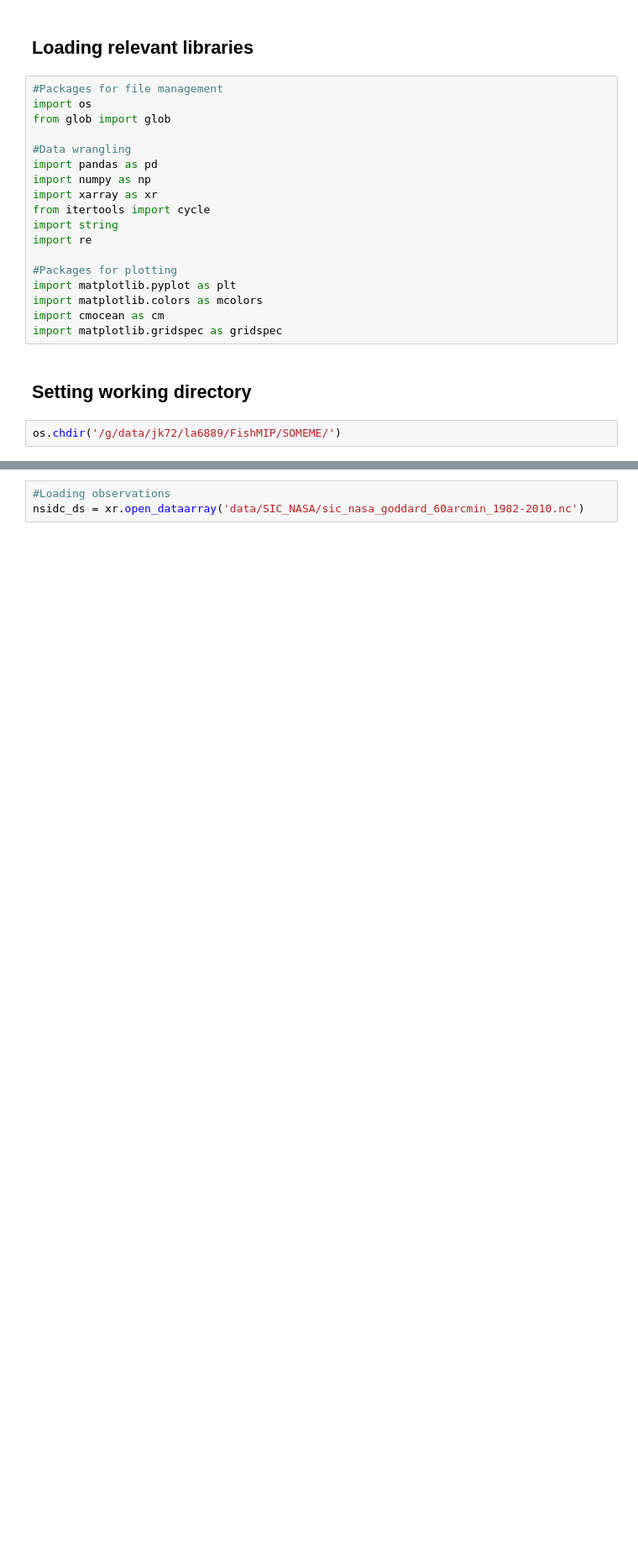
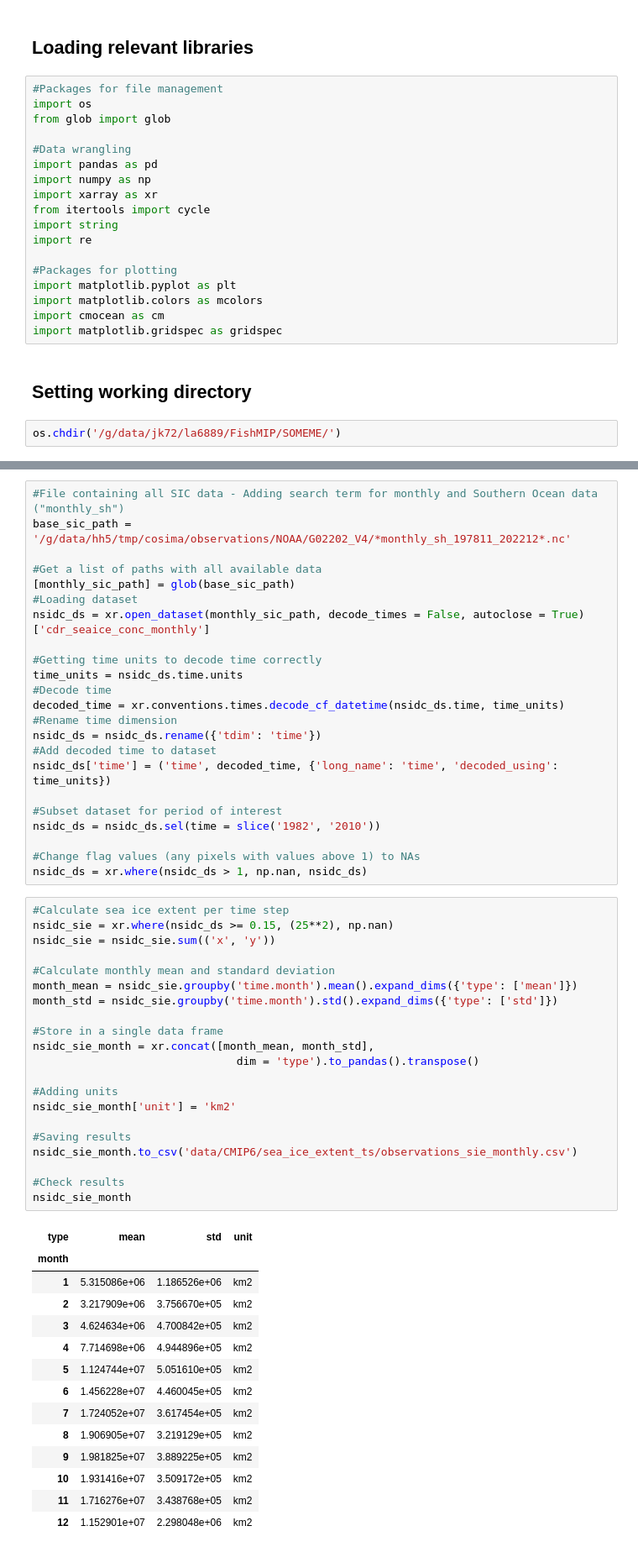
Before and after one commit to Fish-MIP/SOMEME, a Jupyter notebook: scripts/Comparing_sea-ice-extent_obs_models.ipynb, the cells around one changed output, grey strips where cells are left out. Shown: that part at 84% size. Saved outputs shown, nothing was run; the diff lists cells and outputs as text; blank space fills up the shorter version.

```diff
--- a/scripts/Comparing_sea-ice-extent_obs_models.ipynb
+++ b/scripts/Comparing_sea-ice-extent_obs_models.ipynb
@@ -85,3 +156,59 @@ cmip_ds.to_netcdf('data/CMIP6/climatologies/clim_months_all_models.nc')
 # %%
-#Loading observations
-nsidc_ds = xr.open_dataarray('data/SIC_NASA/sic_nasa_goddard_60arcmin_1982-2010.nc')
+#File containing all SIC data - Adding search term for monthly and Southern Ocean data ("monthly_sh")
+base_sic_path = '/g/data/hh5/tmp/cosima/observations/NOAA/G02202_V4/*monthly_sh_197811_202212*.nc'
+
+#Get a list of paths with all available data
+[monthly_sic_path] = glob(base_sic_path)
+#Loading dataset
+nsidc_ds = xr.open_dataset(monthly_sic_path, decode_times = False, autoclose = True)['cdr_seaice_conc_monthly']
+
+#Getting time units to decode time correctly
+time_units = nsidc_ds.time.units
+#Decode time
+decoded_time = xr.conventions.times.decode_cf_datetime(nsidc_ds.time, time_units)
+#Rename time dimension
+nsidc_ds = nsidc_ds.rename({'tdim': 'time'})
+#Add decoded time to dataset
+nsidc_ds['time'] = ('time', decoded_time, {'long_name': 'time', 'decoded_using': time_units})
+
+#Subset dataset for period of interest
+nsidc_ds = nsidc_ds.sel(time = slice('1982', '2010'))
+
+#Change flag values (any pixels with values above 1) to NAs
+nsidc_ds = xr.where(nsidc_ds > 1, np.nan, nsidc_ds)
+# %%
+#Calculate sea ice extent per time step
+nsidc_sie = xr.where(nsidc_ds >= 0.15, (25**2), np.nan)
+nsidc_sie = nsidc_sie.sum(('x', 'y'))
+
+#Calculate monthly mean and standard deviation
+month_mean = nsidc_sie.groupby('time.month').mean().expand_dims({'type': ['mean']})
+month_std = nsidc_sie.groupby('time.month').std().expand_dims({'type': ['std']})
+
+#Store in a single data frame
+nsidc_sie_month = xr.concat([month_mean, month_std],
+                               dim = 'type').to_pandas().transpose()
+
+#Adding units
+nsidc_sie_month['unit'] = 'km2'
+
+#Saving results
+nsidc_sie_month.to_csv('data/CMIP6/sea_ice_extent_ts/observations_sie_monthly.csv')
+
+#Check results
+nsidc_sie_month
+# %% [output]
+| type | mean | std | unit |
+| month |  |  |  |
+| 1 | 5.315086e+06 | 1.186526e+06 | km2 |
+| 2 | 3.217909e+06 | 3.756670e+05 | km2 |
+| 3 | 4.624634e+06 | 4.700842e+05 | km2 |
+| 4 | 7.714698e+06 | 4.944896e+05 | km2 |
+| 5 | 1.124744e+07 | 5.051610e+05 | km2 |
+| 6 | 1.456228e+07 | 4.460045e+05 | km2 |
+| 7 | 1.724052e+07 | 3.617454e+05 | km2 |
+| 8 | 1.906905e+07 | 3.219129e+05 | km2 |
+| 9 | 1.981825e+07 | 3.889225e+05 | km2 |
+| 10 | 1.931416e+07 | 3.509172e+05 | km2 |
+| 11 | 1.716276e+07 | 3.438768e+05 | km2 |
+| 12 | 1.152901e+07 | 2.298048e+06 | km2 |
```
Also changed, not shown: parts of 10 cells of this notebook, 1 other file.
